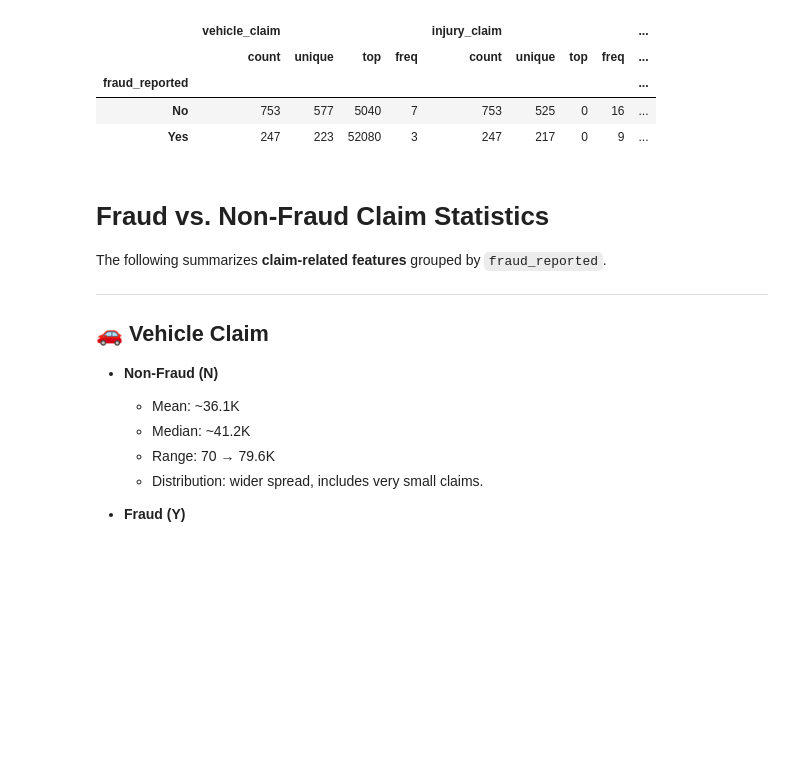
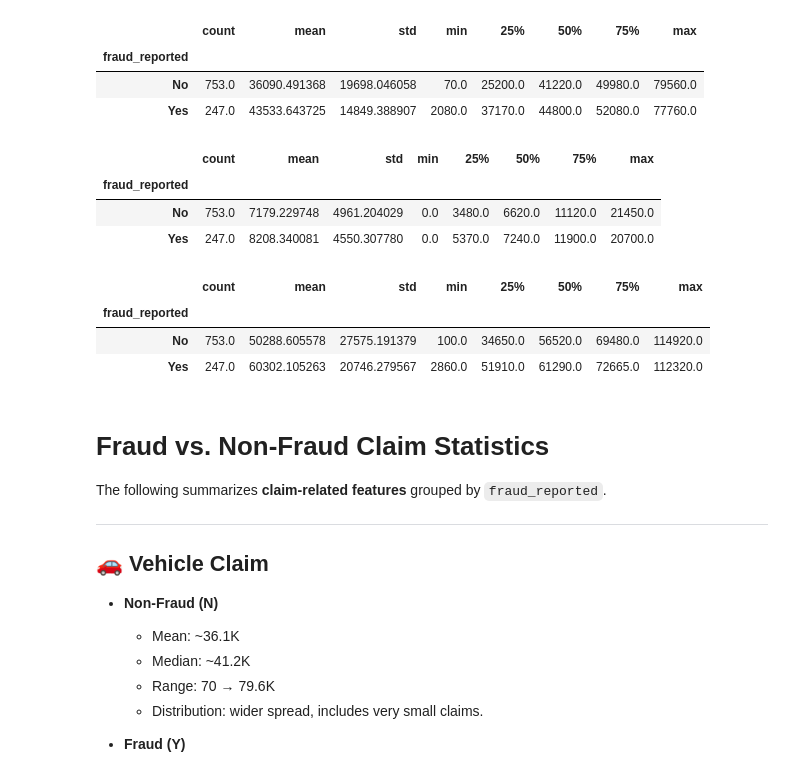
Before and after one commit to oaj1/Insurance_Claims, a Jupyter notebook: Insurance_Claims_ClaimTypeAmounts_EDA.ipynb, the cells around one changed output. Saved outputs shown, nothing was run; the diff lists cells and outputs as text; code cells hidden in the pictures; blank space fills up the shorter version.

Commit message:
Claim Amounts EDA Tableau

```diff
--- a/Insurance_Claims_ClaimTypeAmounts_EDA.ipynb
+++ b/Insurance_Claims_ClaimTypeAmounts_EDA.ipynb
@@ -13,15 +13,27 @@ df = df.map(lambda x: x.strip() if isinstance(x, str) else x)
 
 # Export with consistent quoting
 df.to_csv("insurance_claims_cleaned_fixed.csv", index=False, quoting=csv.QUOTE_ALL)
-# %%
-#lets get some initial descriptive statistics on claim amounts based on fraud reported
-df.groupby('fraud_reported')[['vehicle_claim', 'injury_claim', 'property_claim', 'total_claim_amount']].describe()
-# %% [output]
-|  | vehicle_claim |  |  |  | injury_claim |  |  |  | ... |
-|  | count | unique | top | freq | count | unique | top | freq | ... |
-| fraud_reported |  |  |  |  |  |  |  |  | ... |
-| No | 753 | 577 | 5040 | 7 | 753 | 525 | 0 | 16 | ... |
-| Yes | 247 | 223 | 52080 | 3 | 247 | 217 | 0 | 9 | ... |
+# %%
+df.groupby('fraud_reported')['vehicle_claim'].describe()
+# %% [output]
+|  | count | mean | std | min | 25% | 50% | 75% | max |
+| fraud_reported |  |  |  |  |  |  |  |  |
+| No | 753.0 | 36090.491368 | 19698.046058 | 70.0 | 25200.0 | 41220.0 | 49980.0 | 79560.0 |
+| Yes | 247.0 | 43533.643725 | 14849.388907 | 2080.0 | 37170.0 | 44800.0 | 52080.0 | 77760.0 |
+# %%
+df.groupby('fraud_reported')['injury_claim'].describe()
+# %% [output]
+|  | count | mean | std | min | 25% | 50% | 75% | max |
+| fraud_reported |  |  |  |  |  |  |  |  |
+| No | 753.0 | 7179.229748 | 4961.204029 | 0.0 | 3480.0 | 6620.0 | 11120.0 | 21450.0 |
+| Yes | 247.0 | 8208.340081 | 4550.307780 | 0.0 | 5370.0 | 7240.0 | 11900.0 | 20700.0 |
+# %%
+df.groupby('fraud_reported')['total_claim_amount'].describe()
+# %% [output]
+|  | count | mean | std | min | 25% | 50% | 75% | max |
+| fraud_reported |  |  |  |  |  |  |  |  |
+| No | 753.0 | 50288.605578 | 27575.191379 | 100.0 | 34650.0 | 56520.0 | 69480.0 | 114920.0 |
+| Yes | 247.0 | 60302.105263 | 20746.279567 | 2860.0 | 51910.0 | 61290.0 | 72665.0 | 112320.0 |
 # %% [markdown]
 # Fraud vs. Non-Fraud Claim Statistics
 
```
Also changed, not shown: 1 other file.
